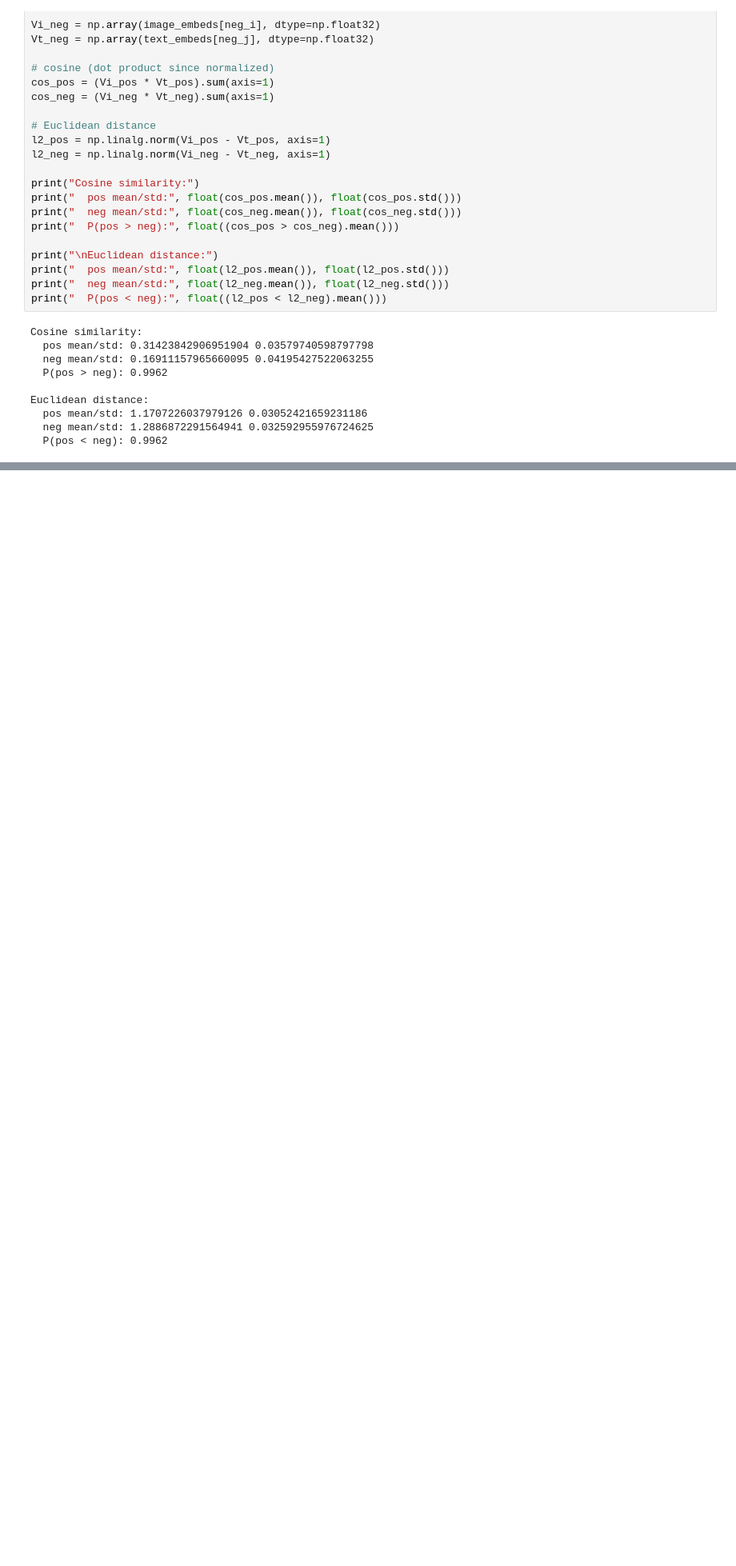
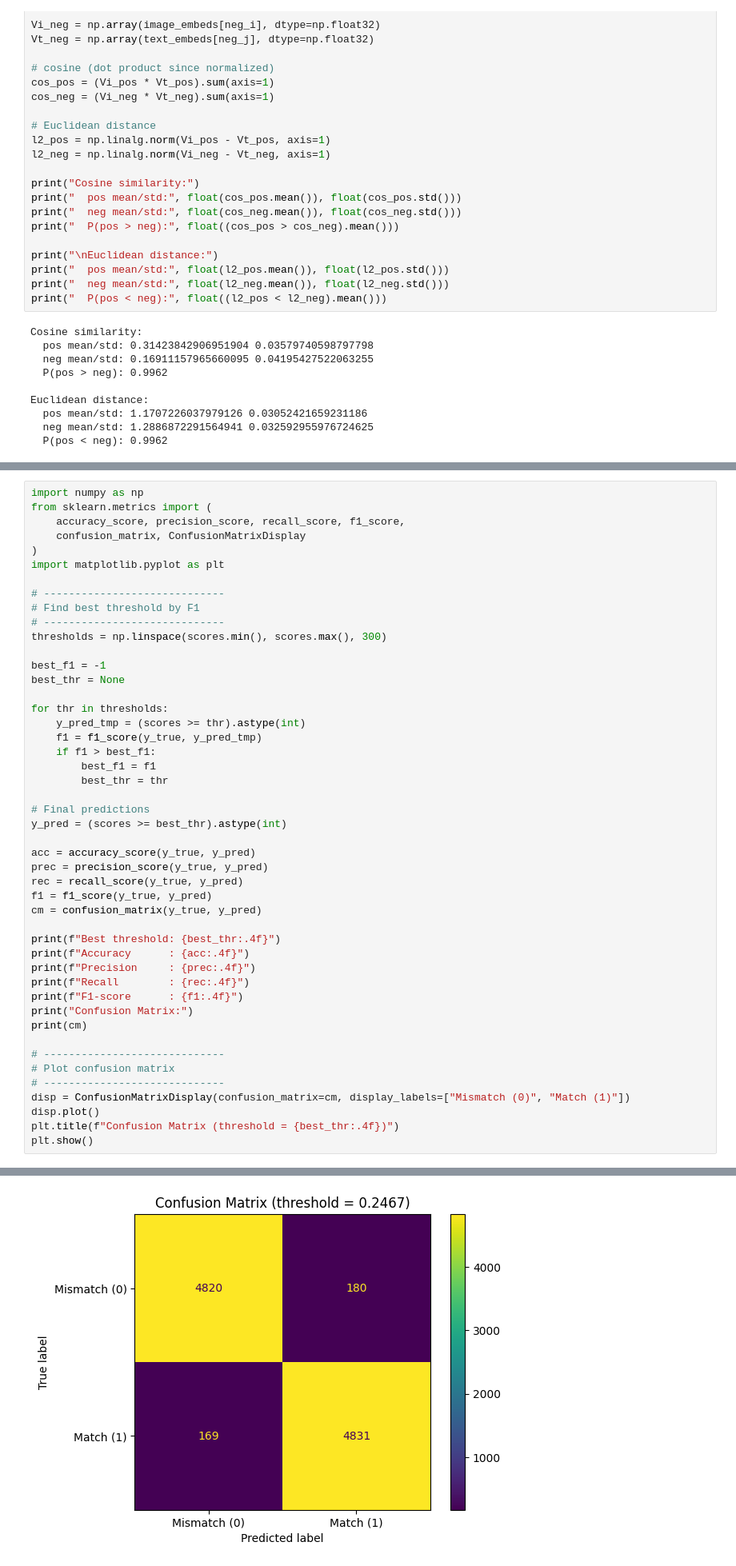
Before and after one commit to vs-06/Project_C-Refocus, a Jupyter notebook: MSDS_Project_Team3_CLIP_Implementation.ipynb, the cells around one changed output, grey strips where cells are left out. Shown at 80% size. Cells and saved outputs as stored; diff of their text form; blank space fills up the shorter version.

```diff
--- a/MSDS_Project_Team3_CLIP_Implementation.ipynb
+++ b/MSDS_Project_Team3_CLIP_Implementation.ipynb
@@ -588,0 +677,48 @@ Euclidean distance:
+# %%
+import numpy as np
+from sklearn.metrics import (
+    accuracy_score, precision_score, recall_score, f1_score,
+    confusion_matrix, ConfusionMatrixDisplay
+)
+import matplotlib.pyplot as plt
+
+# -----------------------------
+# Find best threshold by F1
+# -----------------------------
+thresholds = np.linspace(scores.min(), scores.max(), 300)
+
+best_f1 = -1
+best_thr = None
+
+for thr in thresholds:
+    y_pred_tmp = (scores >= thr).astype(int)
+    f1 = f1_score(y_true, y_pred_tmp)
+    if f1 > best_f1:
+        best_f1 = f1
+        best_thr = thr
+
+# Final predictions
+y_pred = (scores >= best_thr).astype(int)
+
+acc = accuracy_score(y_true, y_pred)
+prec = precision_score(y_true, y_pred)
+rec = recall_score(y_true, y_pred)
+f1 = f1_score(y_true, y_pred)
+cm = confusion_matrix(y_true, y_pred)
+
+print(f"Best threshold: {best_thr:.4f}")
+print(f"Accuracy      : {acc:.4f}")
+print(f"Precision     : {prec:.4f}")
+print(f"Recall        : {rec:.4f}")
+print(f"F1-score      : {f1:.4f}")
+print("Confusion Matrix:")
+print(cm)
+
+# -----------------------------
+# Plot confusion matrix
+# -----------------------------
+disp = ConfusionMatrixDisplay(confusion_matrix=cm, display_labels=["Mismatch (0)", "Match (1)"])
+disp.plot()
+plt.title(f"Confusion Matrix (threshold = {best_thr:.4f})")
+plt.show()
+# %% [output]
@@ -588,0 +733 @@ Euclidean distance:
+[figure, added]
```
Also changed, not shown: parts of 13 cells of this notebook.
